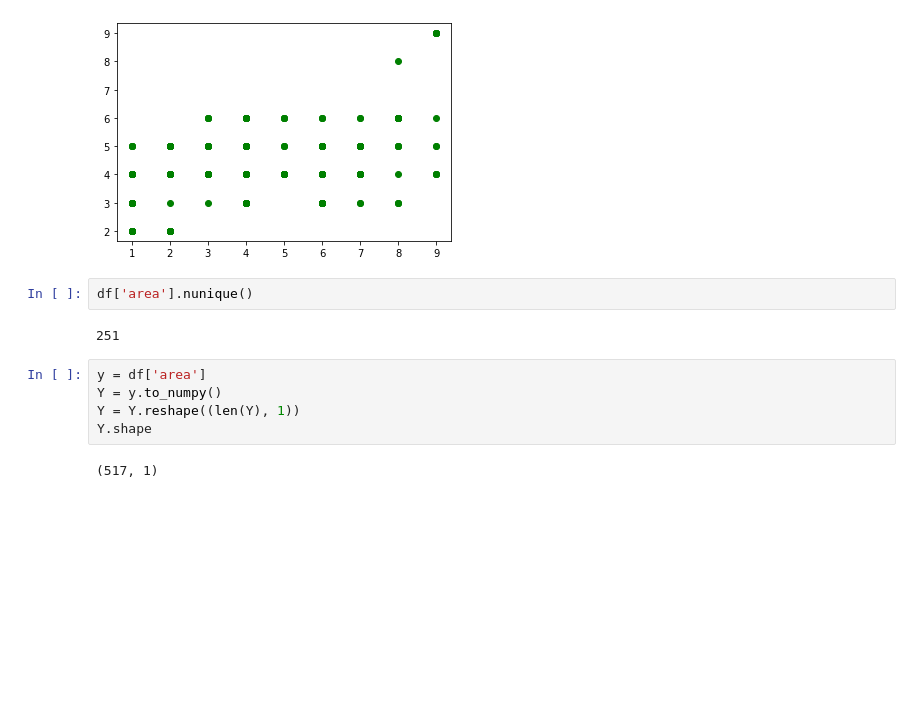
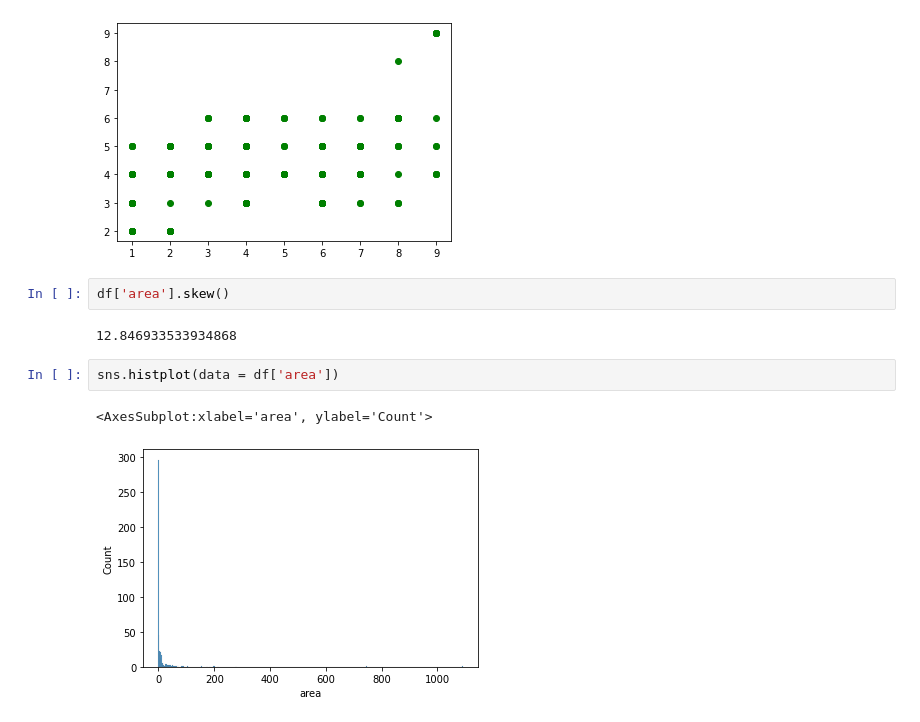
Before and after one commit to amaru0601/multi-variable-regression, a Jupyter notebook: Multi-Variable-Regression.ipynb, the cells around one changed output. Saved outputs shown, nothing was run; the diff lists cells and outputs as text; blank space fills up the shorter version.

Commit message:
reduce skew in burned area

```diff
--- a/Multi-Variable-Regression.ipynb
+++ b/Multi-Variable-Regression.ipynb
@@ -22,13 +26,11 @@ plt.plot(df['X'], df['Y'], 'go')
 [<matplotlib.lines.Line2D at 0x...>]
 [figure]
 # %%
-df['area'].nunique()
+df['area'].skew()
 # %% [output]
-251
+12.846933533934868
-# %%
-y = df['area']
-Y = y.to_numpy()
-Y = Y.reshape((len(Y), 1))
-Y.shape
-# %% [output]
-(517, 1)
+# %%
+sns.histplot(data = df['area'])
+# %% [output]
+<AxesSubplot:xlabel='area', ylabel='Count'>
+[figure, added]
```
Also changed, not shown: parts of 23 cells of this notebook.
